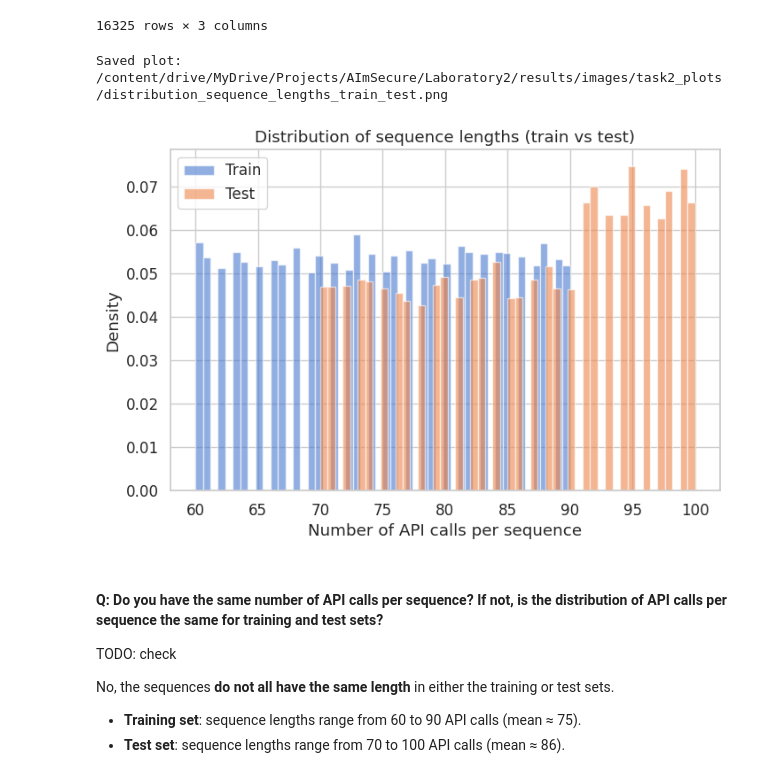
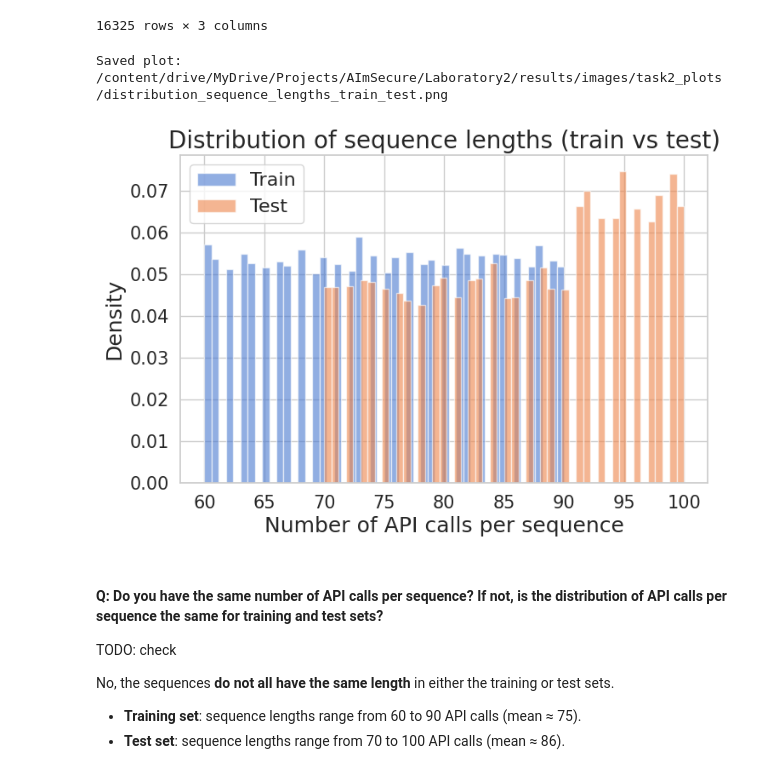
Before and after one commit to AImSecure/Laboratory2, a Jupyter notebook: lab/notebooks/Lab2_FFNN_RNN_GNN.ipynb, the cells around one changed output. Cells and saved outputs as stored; diff of their text form; code cells hidden in the pictures.

Commit message:
Plots revisited

```diff
--- a/lab/notebooks/Lab2_FFNN_RNN_GNN.ipynb
+++ b/lab/notebooks/Lab2_FFNN_RNN_GNN.ipynb
@@ -574,20 +580,21 @@ df_train
 # %%
 # --- Compare distributions visually ---
 plt.figure(figsize=(8, 5))
 plt.hist(df_train['seq_length'], bins=50, alpha=0.6, label='Train', density=True)
 plt.hist(df_test['seq_length'], bins=50, alpha=0.6, label='Test', density=True)
-plt.xlabel("Number of API calls per sequence")
-plt.ylabel("Density")
-plt.title("Distribution of sequence lengths (train vs test)")
-plt.legend()
+plt.xlabel("Number of API calls per sequence", fontsize=18)
+plt.ylabel("Density", fontsize=18)
+plt.title("Distribution of sequence lengths (train vs test)", fontsize=20)
+plt.legend(fontsize=16)
+plt.tick_params(axis='both', which='major', labelsize=15)
 
 # Save the plot to the specified path
 save_plot(plt.gcf(), f"distribution_sequence_lengths_train_test", save_dir)
 
 plt.show()
 # %% [output]
 Saved plot: /content/drive/MyDrive/Projects/AImSecure/Laboratory2/results/images/task2_plots/distribution_sequence_lengths_train_test.png
-[figure, old version]
+[figure, new version]
 # %% [markdown]
 #### Q: Do you have the same number of API calls per sequence? If not, is the distribution of API calls per sequence the same for training and test sets?
 
```
Also changed, not shown: parts of 22 cells of this notebook.
